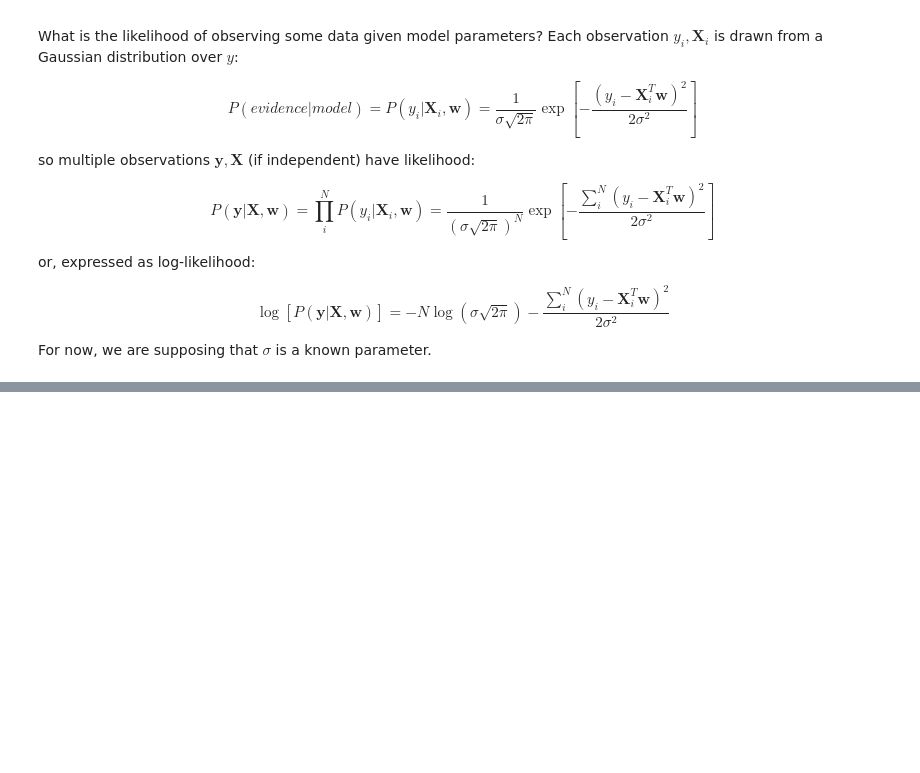
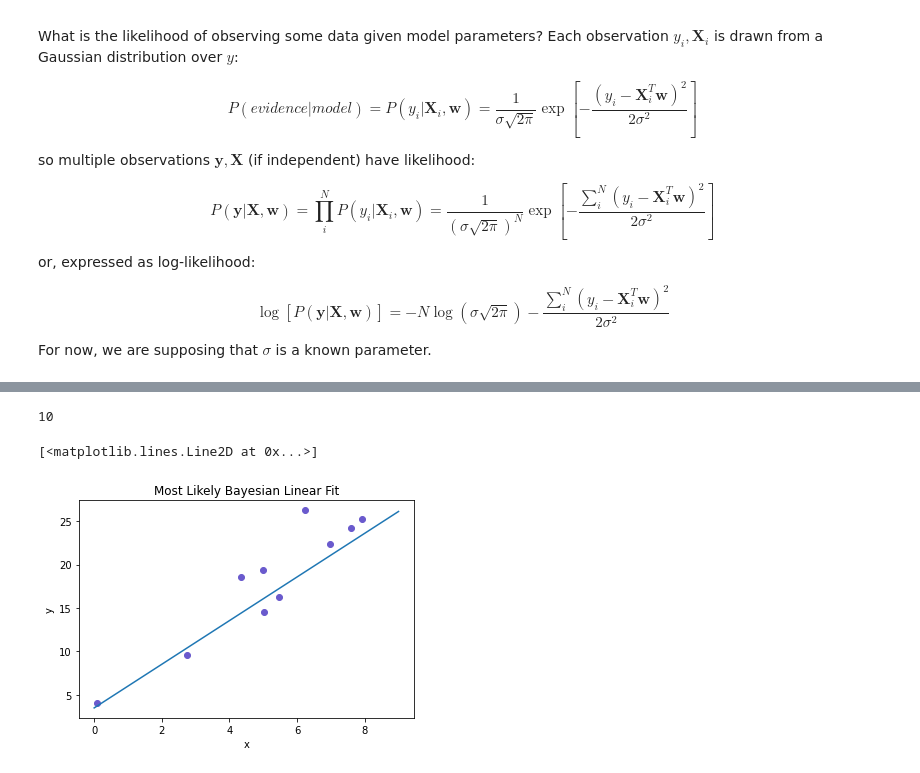
Before and after one commit to emersonvero/LoCP2, a Jupyter notebook: project/Draft.ipynb, the cells around one changed output, grey strips where cells are left out. Saved outputs shown, nothing was run; the diff lists cells and outputs as text; code cells hidden in the pictures; blank space fills up the shorter version.

```diff
--- a/project/Draft.ipynb
+++ b/project/Draft.ipynb
@@ -201,0 +202,16 @@ print(most_likely_intercept, most_likely_slope)
+# %%
+x=np.linspace(0,8,len(X[1,:]))
+print(len(X[1,:]))
+plt.scatter(X[1,:],y,color='slateblue')
+plt.xlabel("x")
+plt.ylabel("y")
+plt.title("Most Likely Bayesian Linear Fit")
+f=most_likely_slope*x+most_likely_intercept
+
+f1=x*most_likely_slope + most_likely_intercept
+plt.plot(f1)
+#bisogna aggiungere sigma alla linea
+# %% [output]
+10
+[<matplotlib.lines.Line2D at 0x...>]
+[figure, added]
```
Also changed, not shown: parts of 3 cells of this notebook.
